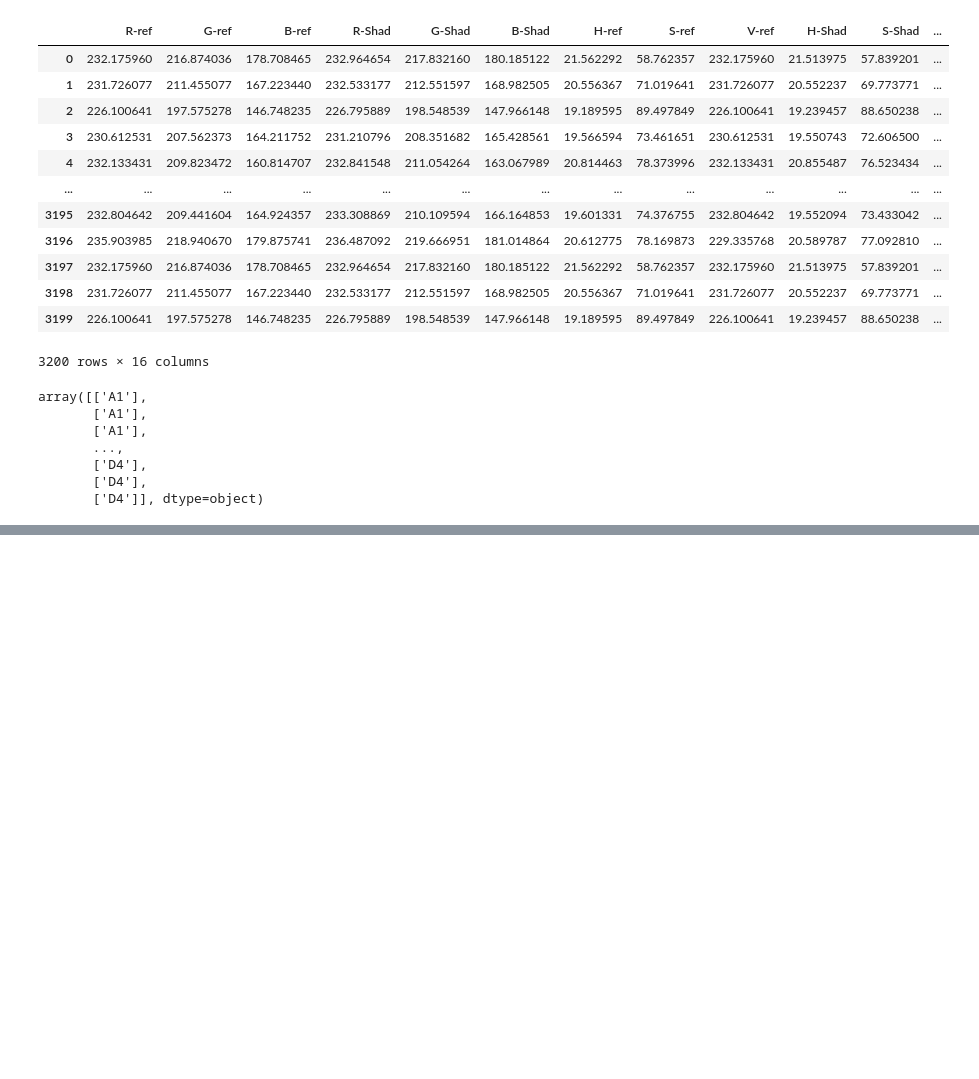
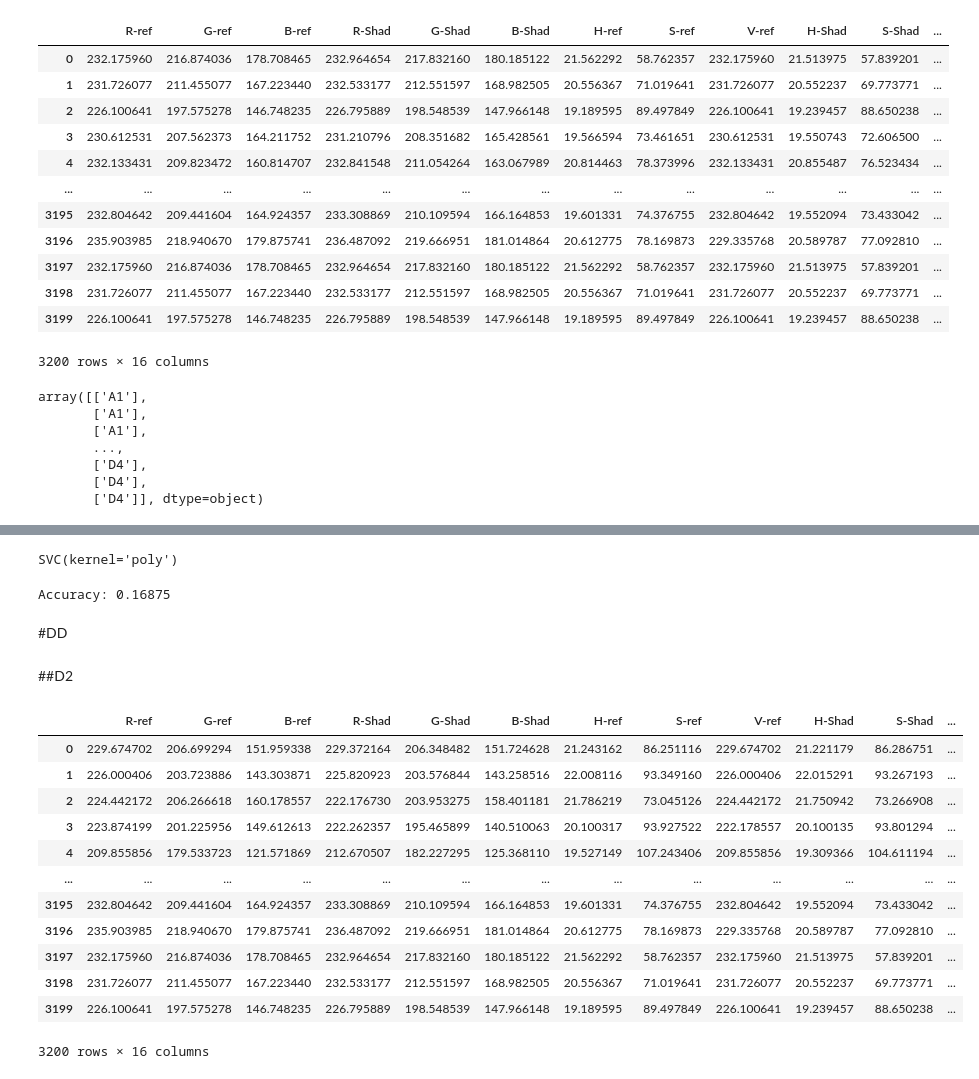
Before and after one commit to Kggzzz/Project_2021_matchingcolor, a Jupyter notebook: SVM.ipynb, the cells around one changed output, grey strips where cells are left out. Saved outputs shown, nothing was run; the diff lists cells and outputs as text; code cells hidden in the pictures; blank space fills up the shorter version.

```diff
--- a/SVM.ipynb
+++ b/SVM.ipynb
@@ -29,0 +44,3 @@ print(AA)
+# %%
+DD = os.path.join(path,'Shade_DD.xlsx')
+print(DD)
@@ -307,0 +727,4 @@ Accuracy: 0.15
+# %%
+clf.fit(X_train_C4, y_train_C4)
+# %% [output]
+SVC(kernel='poly')
@@ -307,0 +733,25 @@ Accuracy: 0.15
+# %%
+print("Accuracy:", metrics.accuracy_score(y_test_C4, y_pred_C4))
+# %% [output]
+Accuracy: 0.16875
+# %% [markdown]
+#DD
+# %% [markdown]
+##D2
+# %%
+table_D2= pd.read_excel(DD, sheet_name='D2')
+table_D2
+# %% [output]
+|  | R-ref | G-ref | B-ref | R-Shad | G-Shad | B-Shad | H-ref | S-ref | V-ref | H-Shad | S-Shad | ... |
+| 0 | 229.674702 | 206.699294 | 151.959338 | 229.372164 | 206.348482 | 151.724628 | 21.243162 | 86.251116 | 229.674702 | 21.221179 | 86.286751 | ... |
+| 1 | 226.000406 | 203.723886 | 143.303871 | 225.820923 | 203.576844 | 143.258516 | 22.008116 | 93.349160 | 226.000406 | 22.015291 | 93.267193 | ... |
+| 2 | 224.442172 | 206.266618 | 160.178557 | 222.176730 | 203.953275 | 158.401181 | 21.786219 | 73.045126 | 224.442172 | 21.750942 | 73.266908 | ... |
+| 3 | 223.874199 | 201.225956 | 149.612613 | 222.262357 | 195.465899 | 140.510063 | 20.100317 | 93.927522 | 222.178557 | 20.100135 | 93.801294 | ... |
+| 4 | 209.855856 | 179.533723 | 121.571869 | 212.670507 | 182.227295 | 125.368110 | 19.527149 | 107.243406 | 209.855856 | 19.309366 | 104.611194 | ... |
+| ... | ... | ... | ... | ... | ... | ... | ... | ... | ... | ... | ... | ... |
+| 3195 | 232.804642 | 209.441604 | 164.924357 | 233.308869 | 210.109594 | 166.164853 | 19.601331 | 74.376755 | 232.804642 | 19.552094 | 73.433042 | ... |
+| 3196 | 235.903985 | 218.940670 | 179.875741 | 236.487092 | 219.666951 | 181.014864 | 20.612775 | 78.169873 | 229.335768 | 20.589787 | 77.092810 | ... |
+| 3197 | 232.175960 | 216.874036 | 178.708465 | 232.964654 | 217.832160 | 180.185122 | 21.562292 | 58.762357 | 232.175960 | 21.513975 | 57.839201 | ... |
+| 3198 | 231.726077 | 211.455077 | 167.223440 | 232.533177 | 212.551597 | 168.982505 | 20.556367 | 71.019641 | 231.726077 | 20.552237 | 69.773771 | ... |
+| 3199 | 226.100641 | 197.575278 | 146.748235 | 226.795889 | 198.548539 | 147.966148 | 19.189595 | 89.497849 | 226.100641 | 19.239457 | 88.650238 | ... |
+3200 rows × 16 columns
```
Also changed, not shown: parts of 137 cells of this notebook.
